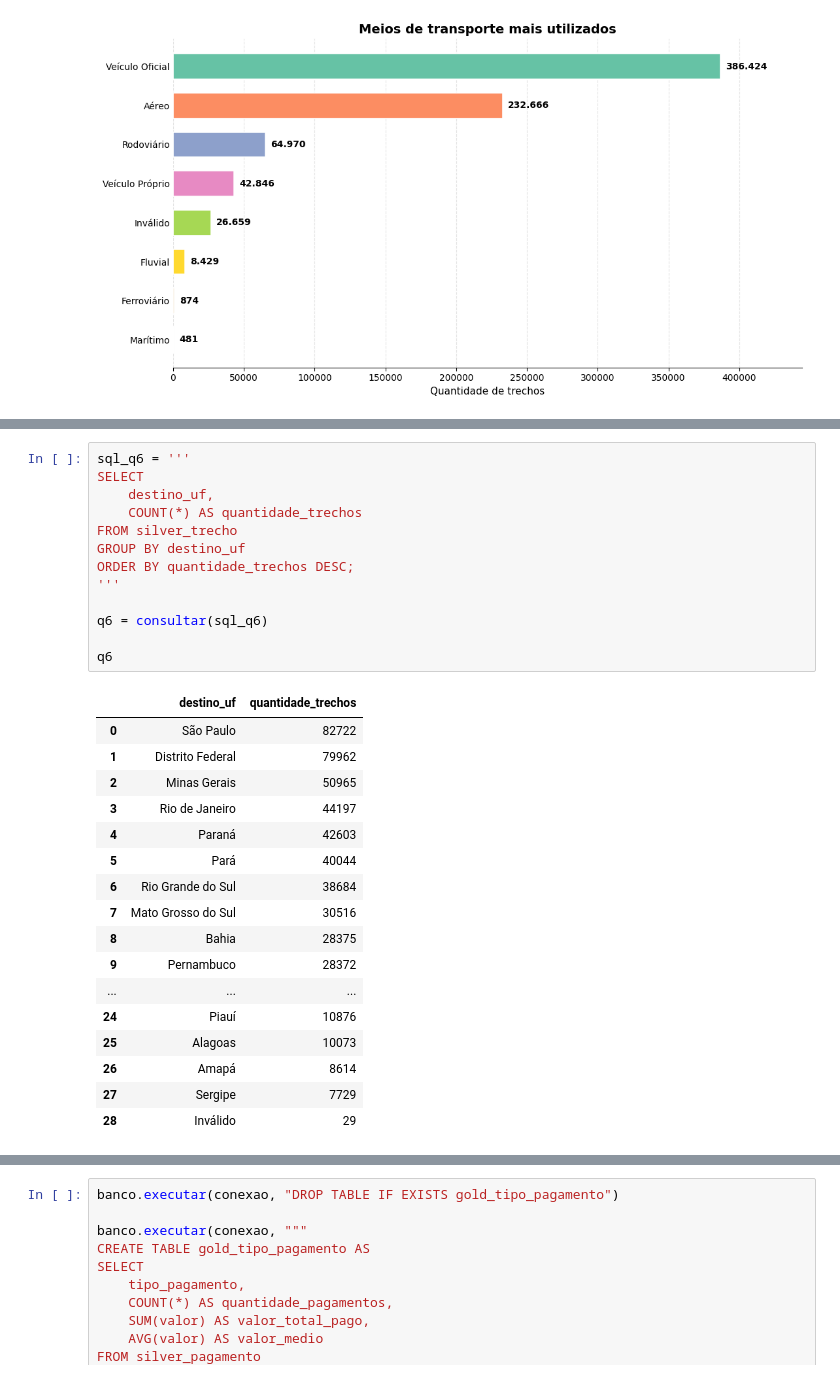
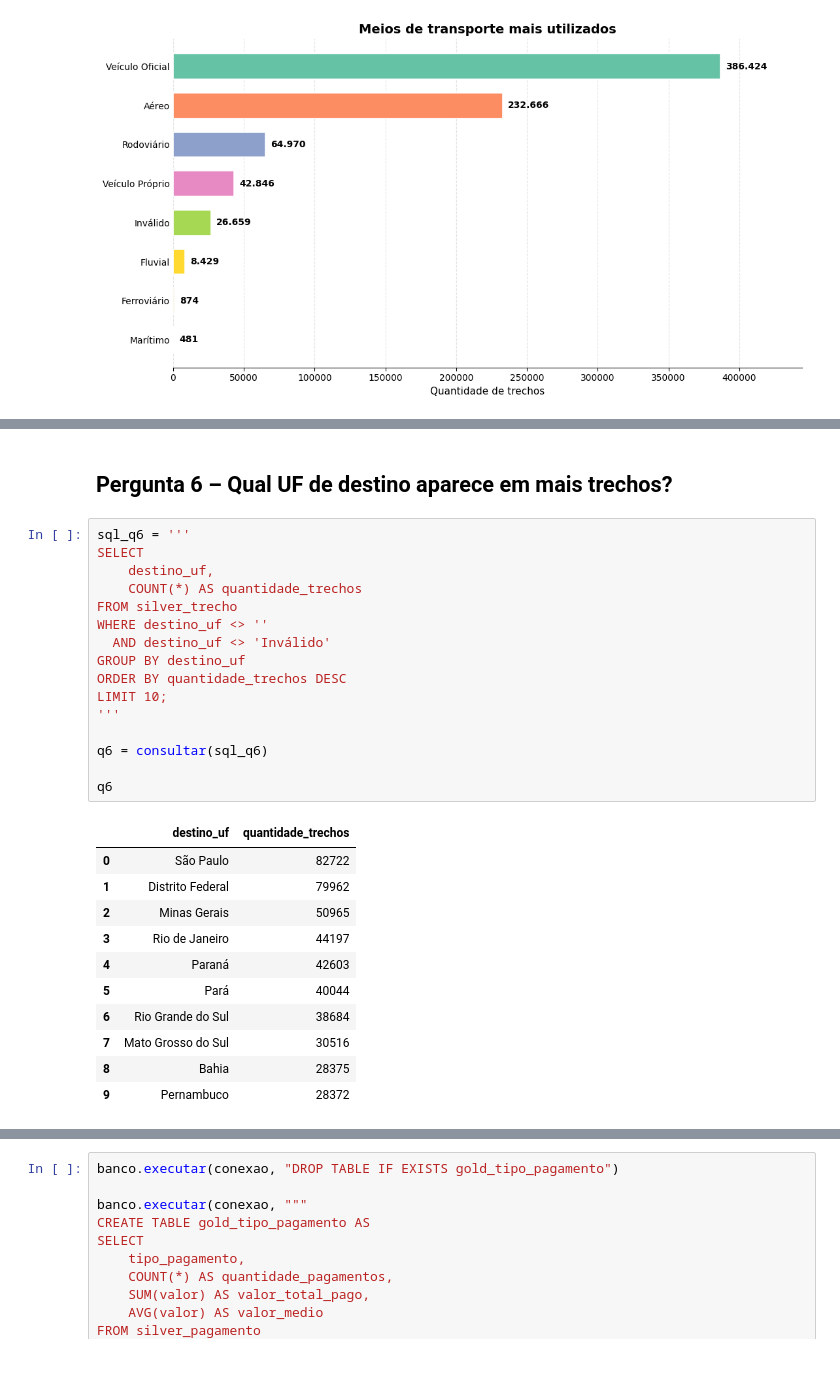
Before and after one commit to FernandaBarrosLinhares/Projeto-Final-Fernanda-Linhares, a Jupyter notebook: notebooks/3_analise.ipynb, the cells around one changed output, grey strips where cells are left out. Saved outputs shown, nothing was run; the diff lists cells and outputs as text.

Commit message:
Finalizando com boas praticas a pergunta sete e retirada das perguntas na view.

```diff
--- a/notebooks/3_analise.ipynb
+++ b/notebooks/3_analise.ipynb
@@ -482,31 +474,30 @@ Essa análise possibilita compreender a distribuição geográfica dos destinos
+# %% [markdown]
+## Pergunta 6 – Qual UF de destino aparece em mais trechos?
 # %%
 sql_q6 = '''
 SELECT
     destino_uf,
     COUNT(*) AS quantidade_trechos
 FROM silver_trecho
+WHERE destino_uf <> ''
+  AND destino_uf <> 'Inválido'
 GROUP BY destino_uf
-ORDER BY quantidade_trechos DESC;
+ORDER BY quantidade_trechos DESC
+LIMIT 10;
 '''
 
 q6 = consultar(sql_q6)
 
 q6
 # %% [output]
 |  | destino_uf | quantidade_trechos |
 | 0 | São Paulo | 82722 |
 | 1 | Distrito Federal | 79962 |
 | 2 | Minas Gerais | 50965 |
 | 3 | Rio de Janeiro | 44197 |
 | 4 | Paraná | 42603 |
 | 5 | Pará | 40044 |
 | 6 | Rio Grande do Sul | 38684 |
 | 7 | Mato Grosso do Sul | 30516 |
 | 8 | Bahia | 28375 |
 | 9 | Pernambuco | 28372 |
-| ... | ... | ... |
-| 24 | Piauí | 10876 |
-| 25 | Alagoas | 10073 |
-| 26 | Amapá | 8614 |
-| 27 | Sergipe | 7729 |
-| 28 | Inválido | 29 |
```
Also changed, not shown: parts of 59 cells of this notebook, 1 other file.
